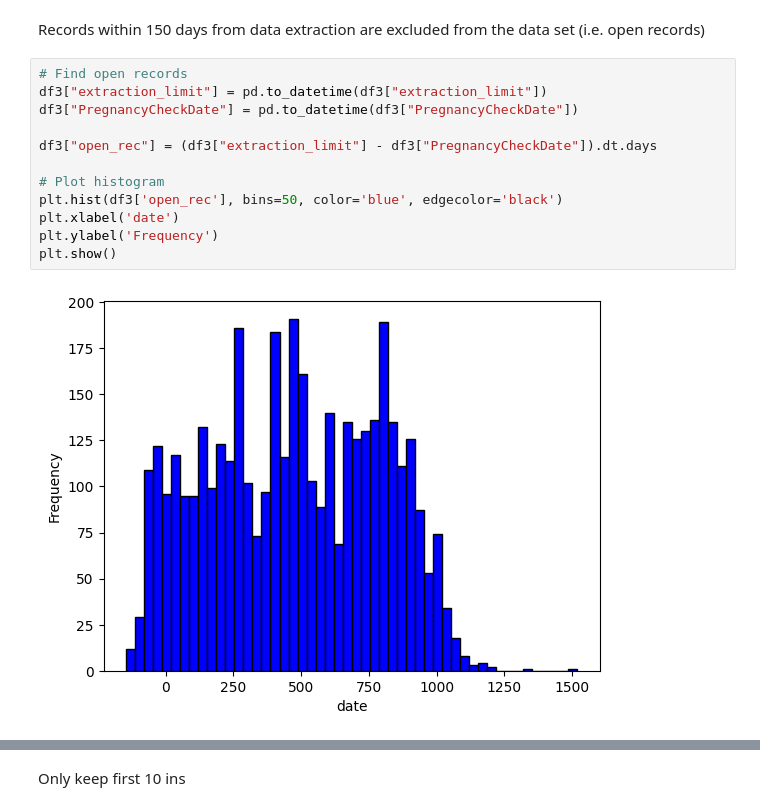
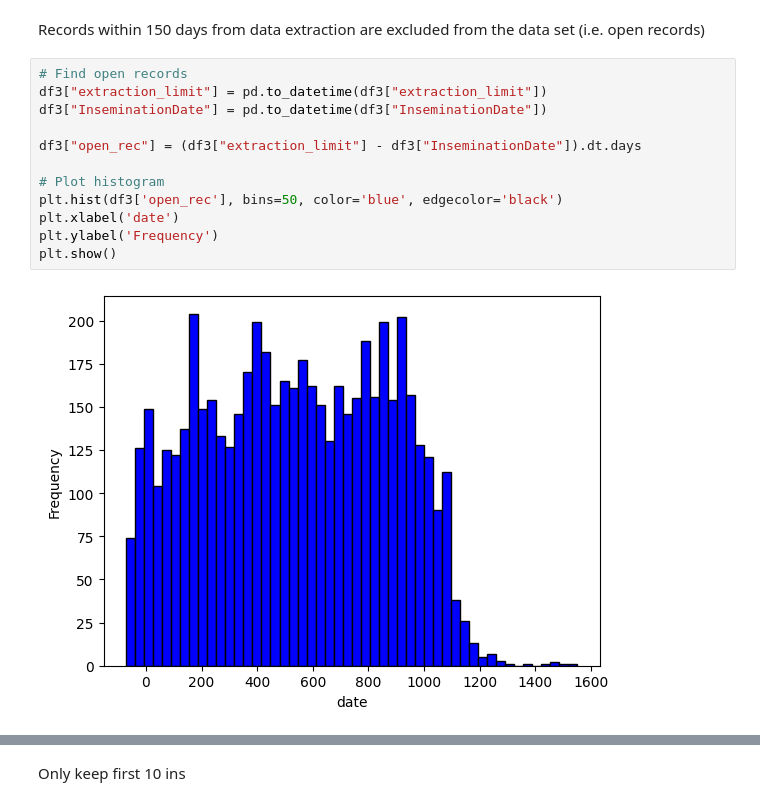
Before and after one commit to pgullstrand/Gigacow-tools, a Jupyter notebook: Projects/HeatStressEvaluation/DataPreprocessing/HS_fertility_FilteringDataframe.ipynb, the cells around one changed output, grey strips where cells are left out. Drawn from its saved outputs; the diff is of its cells as text.

```diff
--- a/Projects/HeatStressEvaluation/DataPreprocessing/HS_fertility_FilteringDataframe.ipynb
+++ b/Projects/HeatStressEvaluation/DataPreprocessing/HS_fertility_FilteringDataframe.ipynb
@@ -239,14 +600,14 @@ Records within 150 days from data extraction are excluded from the data set (i.e
 # %%
 # Find open records
 df3["extraction_limit"] = pd.to_datetime(df3["extraction_limit"])
-df3["PregnancyCheckDate"] = pd.to_datetime(df3["PregnancyCheckDate"])
+df3["InseminationDate"] = pd.to_datetime(df3["InseminationDate"])
 
-df3["open_rec"] = (df3["extraction_limit"] - df3["PregnancyCheckDate"]).dt.days
+df3["open_rec"] = (df3["extraction_limit"] - df3["InseminationDate"]).dt.days
 
 # Plot histogram
 plt.hist(df3['open_rec'], bins=50, color='blue', edgecolor='black')
 plt.xlabel('date')
 plt.ylabel('Frequency')
 plt.show()
 # %% [output]
-[figure, old version]
+[figure, new version]
```
Also changed, not shown: parts of 40 cells of this notebook.
